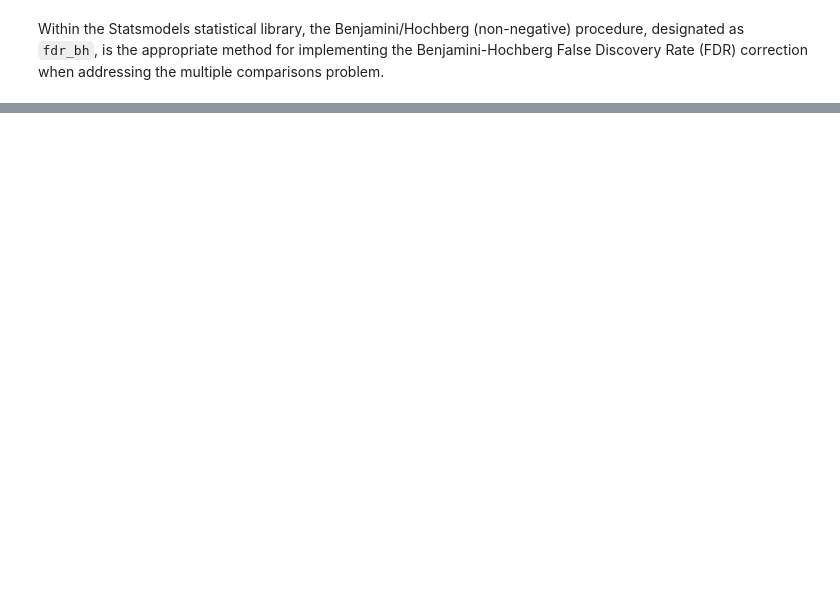
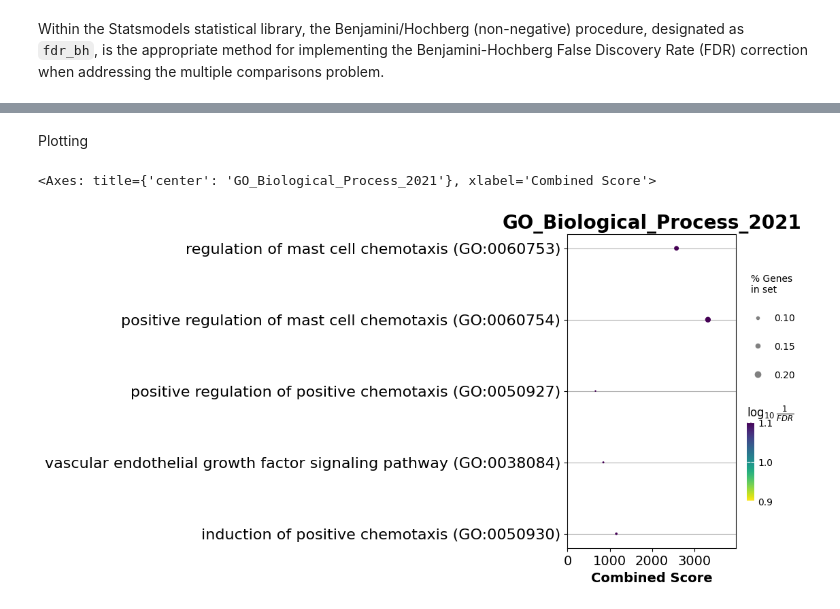
Before and after one commit to poshraj24/Gene-Set-Enrichment-Analysis, a Jupyter notebook: Gene_Set_Enrichment_Analysis.ipynb, the cells around one changed output, grey strips where cells are left out. Cells and saved outputs as stored; diff of their text form; code cells hidden in the pictures; blank space fills up the shorter version.

```diff
--- a/Gene_Set_Enrichment_Analysis.ipynb
+++ b/Gene_Set_Enrichment_Analysis.ipynb
@@ -223,0 +315,28 @@ Columns in results_df: Index(['Gene', 'p_value', 'log2_fold_change'], dtype='obj
+# %%
+import gseapy as gp
+import pandas as pd
+import matplotlib.pyplot as plt
+
+# 1. Ensure gene_names are strings before mapping to Ensembl IDs
+analysis_df = pd.DataFrame(a_df)
+print(f"analysis_df\n: {analysis_df}")
+
+# Remove version numbers from Ensembl IDs (everything after the dot)
+analysis_df['Gene'] = analysis_df['Gene'].str.split('.').str[0]
+top_genes=analysis_df['Gene']
+top_genes_list=top_genes.tolist()
+top_genes_list== list(set(top_genes_list))
+print(f"top_genes_list\n: {top_genes_list}")
+
+bm = Biomart()
+querry={'ensembl_gene_id': top_genes_list}
+print(f"querry\n: {querry}")
+
+# Query Biomart to map Ensembl IDs to gene names
+gene_name_mapping = bm.query(dataset='hsapiens_gene_ensembl',
+                                  attributes=['ensembl_gene_id', 'external_gene_name'],
+                                  filters= querry)
+
+# Extract only the gene names and convert to list
+gene_names = gene_name_mapping['external_gene_name'].dropna().tolist()
+print(gene_names)
@@ -223,0 +361,13 @@ Columns in results_df: Index(['Gene', 'p_value', 'log2_fold_change'], dtype='obj
+# %%
+#For GO_Biological_Process_2021
+enr_GOBP = gp.enrichr(gene_list=gene_names,
+ gene_sets=['GO_Biological_Process_2021'],
+ organism='Human',
+
+ outdir=None,
+ cutoff=0.05
+ )
+if enr_GOBP.results.empty:
+    print("No significant results found. Check your gene list and gene set selection.")
+
+enr_GOBP.results.head(10)
@@ -223,0 +386,9 @@ Columns in results_df: Index(['Gene', 'p_value', 'log2_fold_change'], dtype='obj
+# %% [markdown]
+Plotting
+# %%
+from gseapy.plot import barplot, dotplot
+# to save your figure, make sure that ``ofname`` is not None
+dotplot(enr_GOBP.res2d, title='GO_Biological_Process_2021',cmap='viridis_r')
+# %% [output]
+<Axes: title={'center': 'GO_Biological_Process_2021'}, xlabel='Combined Score'>
+[figure, added]
```
Also changed, not shown: parts of 73 cells of this notebook.
